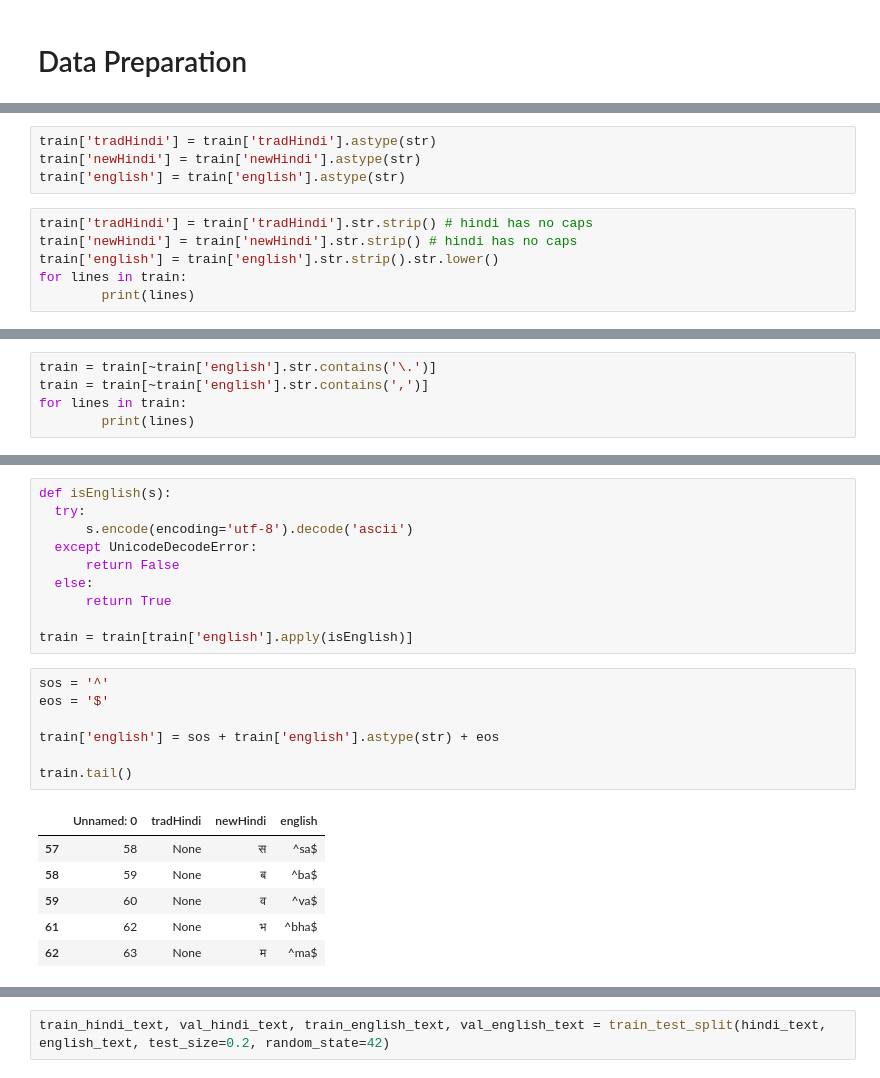
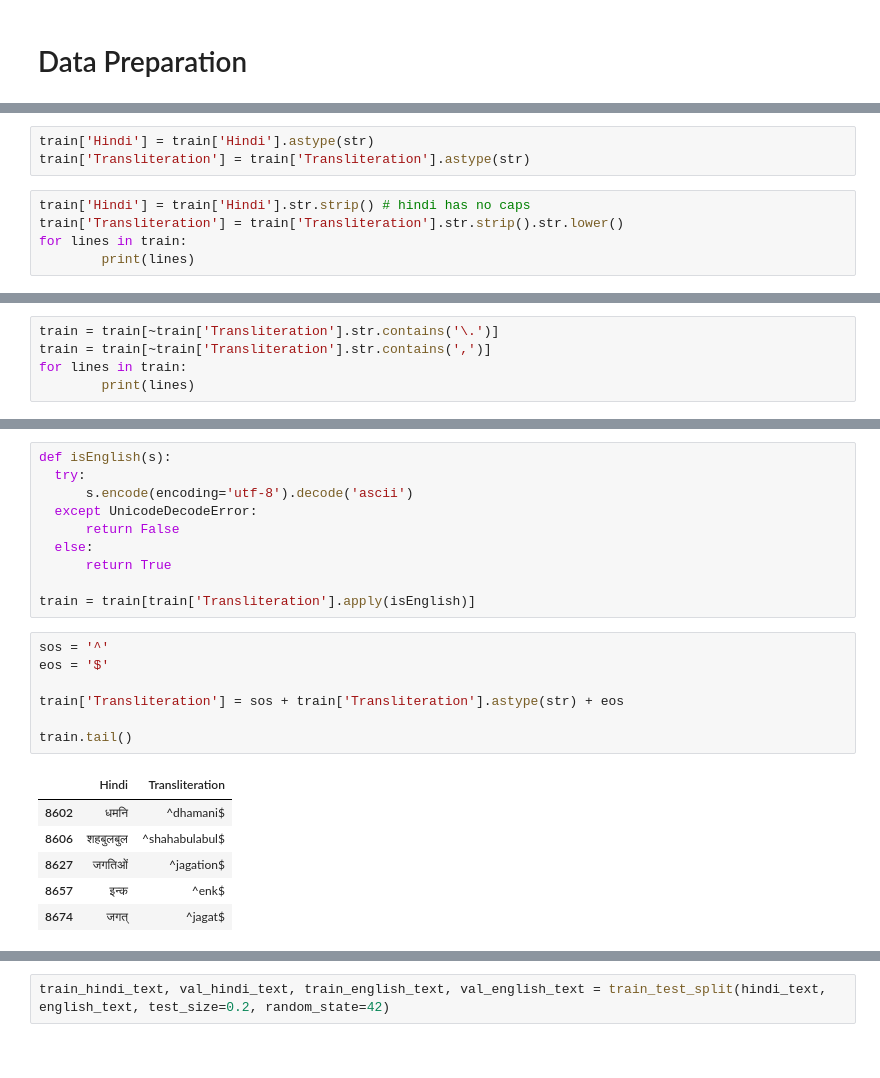
Before and after one commit to m-jere/ai-hindi-transliteration, a Jupyter notebook: Transliteration.ipynb, the cells around one changed output, grey strips where cells are left out. Cells and saved outputs as stored; diff of their text form.

```diff
--- a/Transliteration.ipynb
+++ b/Transliteration.ipynb
@@ -95,11 +97,9 @@ Index(['Unnamed: 0', 'tradHindi', 'newHindi', 'english'], dtype='object')
 # %%
-train['tradHindi'] = train['tradHindi'].astype(str)
-train['newHindi'] = train['newHindi'].astype(str)
-train['english'] = train['english'].astype(str)
+train['Hindi'] = train['Hindi'].astype(str)
+train['Transliteration'] = train['Transliteration'].astype(str)
 # %%
-train['tradHindi'] = train['tradHindi'].str.strip() # hindi has no caps
-train['newHindi'] = train['newHindi'].str.strip() # hindi has no caps
-train['english'] = train['english'].str.strip().str.lower()
+train['Hindi'] = train['Hindi'].str.strip() # hindi has no caps
+train['Transliteration'] = train['Transliteration'].str.strip().str.lower()
 for lines in train:
         print(lines)
 # %% [output]
@@ -110,6 +108,6 @@ english
 # %%
-train = train[~train['english'].str.contains('\.')]
-train = train[~train['english'].str.contains(',')]
+train = train[~train['Transliteration'].str.contains('\.')]
+train = train[~train['Transliteration'].str.contains(',')]
 for lines in train:
         print(lines)
 # %% [output]
@@ -135,19 +131,19 @@ def isEnglish(s):
   else:
       return True
 
-train = train[train['english'].apply(isEnglish)]
+train = train[train['Transliteration'].apply(isEnglish)]
 # %%
 sos = '^'
 eos = '$'
 
-train['english'] = sos + train['english'].astype(str) + eos
+train['Transliteration'] = sos + train['Transliteration'].astype(str) + eos
 
 train.tail()
 # %% [output]
-|  | Unnamed: 0 | tradHindi | newHindi | english |
-| 57 | 58 | None | स | ^sa$ |
-| 58 | 59 | None | ब | ^ba$ |
-| 59 | 60 | None | व | ^va$ |
-| 61 | 62 | None | भ | ^bha$ |
-| 62 | 63 | None | म | ^ma$ |
+|  | Hindi | Transliteration |
+| 8602 | धमनि | ^dhamani$ |
+| 8606 | शहबुलबुल | ^shahabulabul$ |
+| 8627 | जगतिओं | ^jagation$ |
+| 8657 | इन्क | ^enk$ |
+| 8674 | जगत् | ^jagat$ |
 # %%
```
Also changed, not shown: parts of 23 cells of this notebook.
